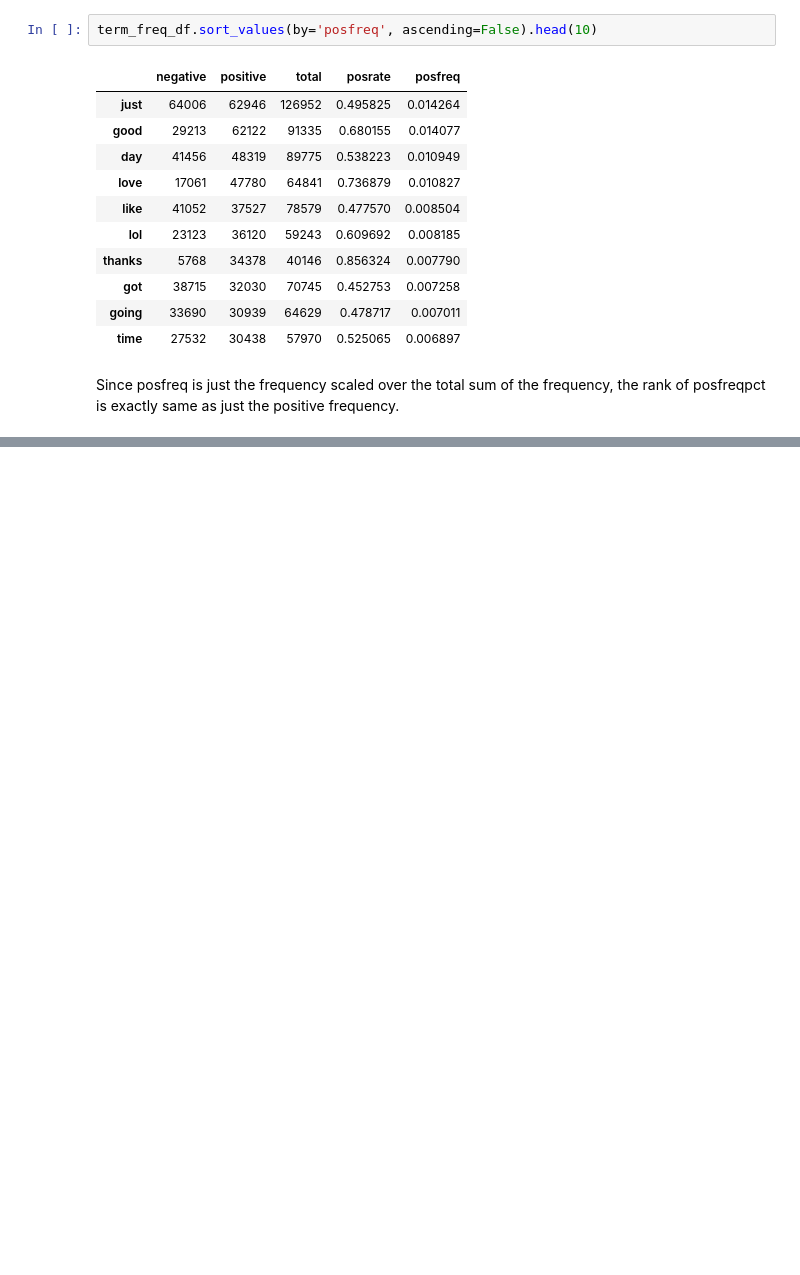
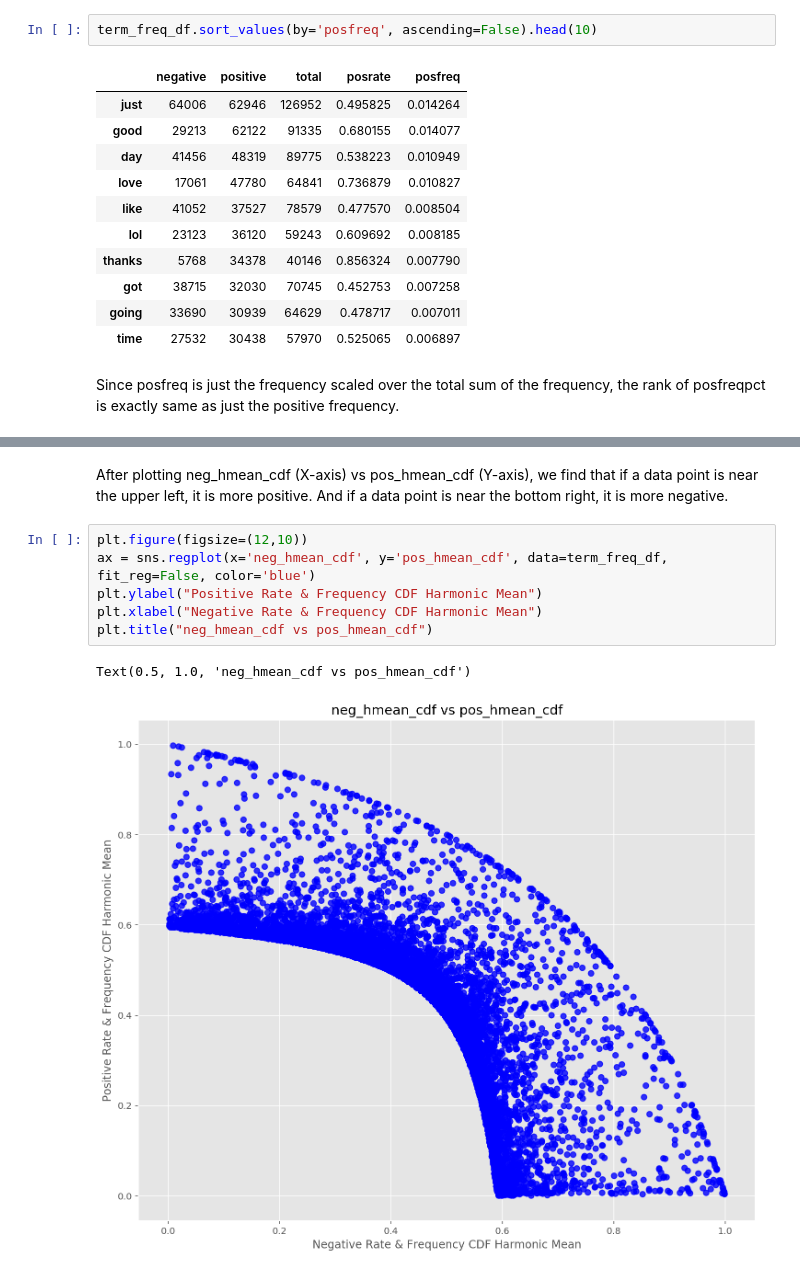
Before and after one commit to rkritika1508/Sentiment-Analysis, a Jupyter notebook: Third.ipynb, the cells around one changed output, grey strips where cells are left out. Cells and saved outputs as stored; diff of their text form; blank space fills up the shorter version.

```diff
--- a/Third.ipynb
+++ b/Third.ipynb
@@ -251,0 +348,11 @@ Since posfreq is just the frequency scaled over the total sum of the frequency,
+# %% [markdown]
+After plotting neg_hmean_cdf (X-axis) vs pos_hmean_cdf (Y-axis), we find that if a data point is near the upper left, it is more positive. And if a data point is near the bottom right, it is more negative.
+# %%
+plt.figure(figsize=(12,10))
+ax = sns.regplot(x='neg_hmean_cdf', y='pos_hmean_cdf', data=term_freq_df, fit_reg=False, color='blue')
+plt.ylabel("Positive Rate & Frequency CDF Harmonic Mean")
+plt.xlabel("Negative Rate & Frequency CDF Harmonic Mean")
+plt.title("neg_hmean_cdf vs pos_hmean_cdf")
+# %% [output]
+Text(0.5, 1.0, 'neg_hmean_cdf vs pos_hmean_cdf')
+[figure, added]
```
Also changed, not shown: parts of 27 cells of this notebook.
